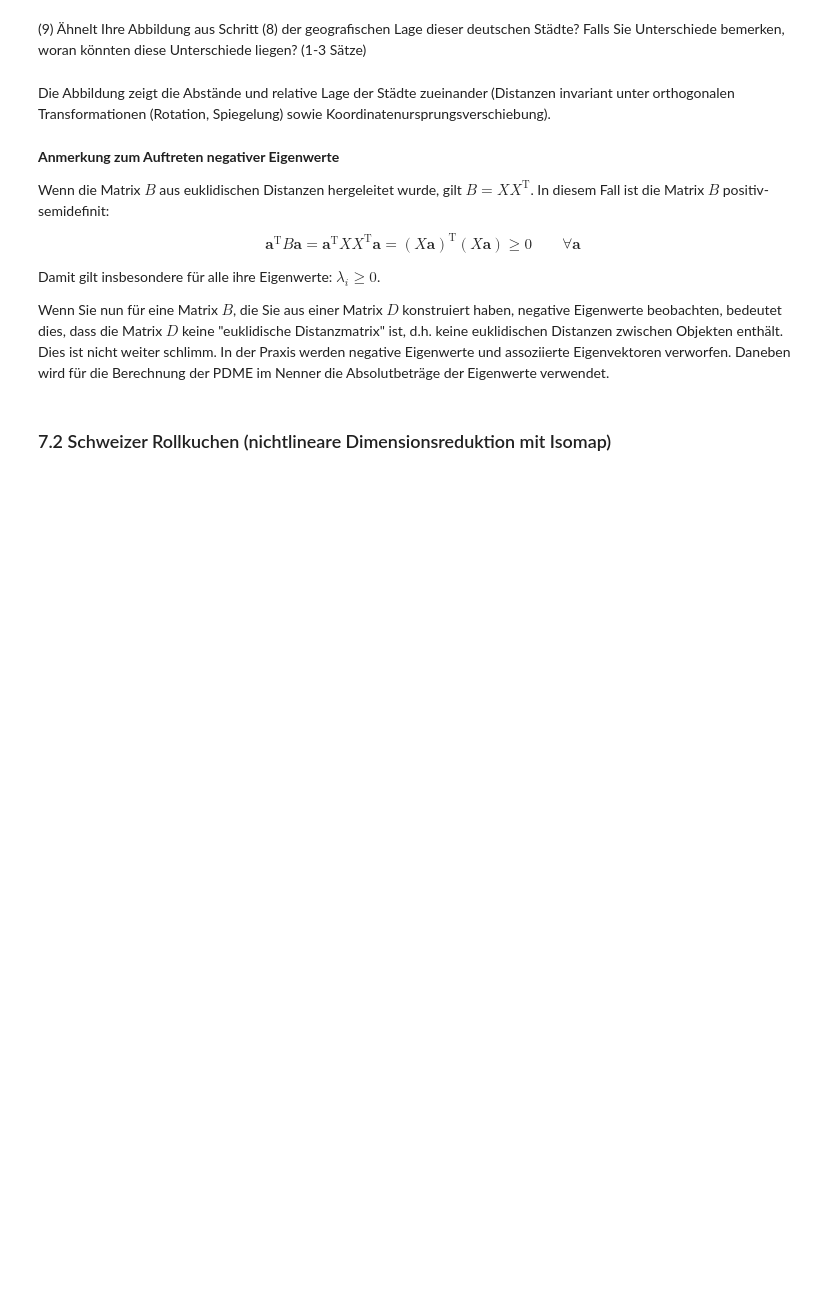
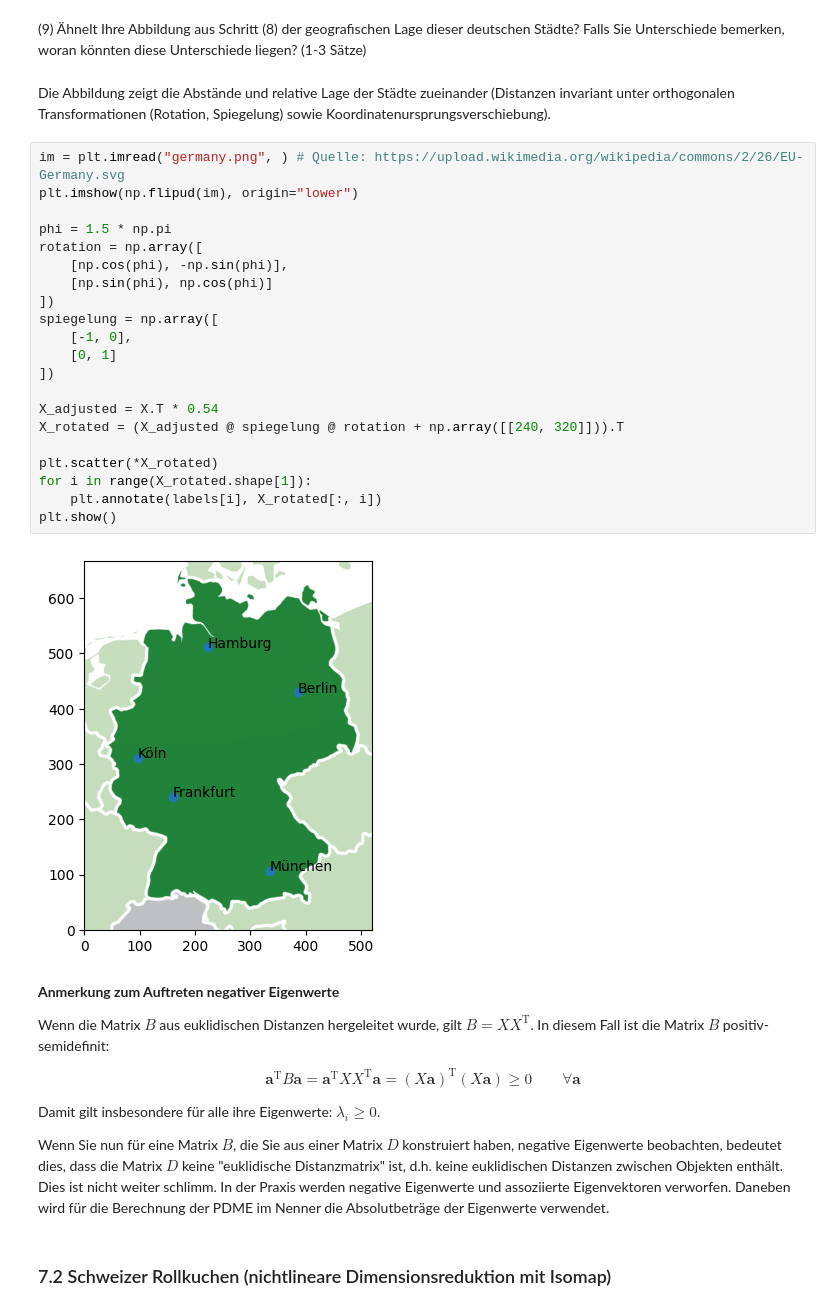
Before and after one commit to cortex359/ds.ss24, a Jupyter notebook: u07/TSRI-7.ipynb, the cells around one changed output. Drawn from its saved outputs; the diff is of its cells as text; blank space fills up the shorter version.

```diff
--- a/u07/TSRI-7.ipynb
+++ b/u07/TSRI-7.ipynb
@@ -106,6 +123,29 @@ for i in range(X.shape[1]):
 (9) Ähnelt Ihre Abbildung aus Schritt (8) der geografischen Lage dieser deutschen Städte? Falls Sie Unterschiede bemerken, woran könnten diese Unterschiede liegen? (1-3 Sätze)
 # %% [markdown]
 Die Abbildung zeigt die Abstände und relative Lage der Städte zueinander (Distanzen invariant unter orthogonalen Transformationen (Rotation, Spiegelung) sowie Koordinatenursprungsverschiebung).
+# %%
+im = plt.imread("germany.png", ) # Quelle: https://upload.wikimedia.org/wikipedia/commons/2/26/EU-Germany.svg
+plt.imshow(np.flipud(im), origin="lower")
+
+phi = 1.5 * np.pi
+rotation = np.array([
+    [np.cos(phi), -np.sin(phi)],
+    [np.sin(phi), np.cos(phi)]
+])
+spiegelung = np.array([
+    [-1, 0],
+    [0, 1]
+])
+
+X_adjusted = X.T * 0.54
+X_rotated = (X_adjusted @ spiegelung @ rotation + np.array([[240, 320]])).T
+
+plt.scatter(*X_rotated)
+for i in range(X_rotated.shape[1]):
+    plt.annotate(labels[i], X_rotated[:, i])
+plt.show()
+# %% [output]
+[figure, added]
 # %% [markdown]
 **Anmerkung zum Auftreten negativer Eigenwerte**
 
```
Also changed, not shown: parts of 8 cells of this notebook, 1 other file.
